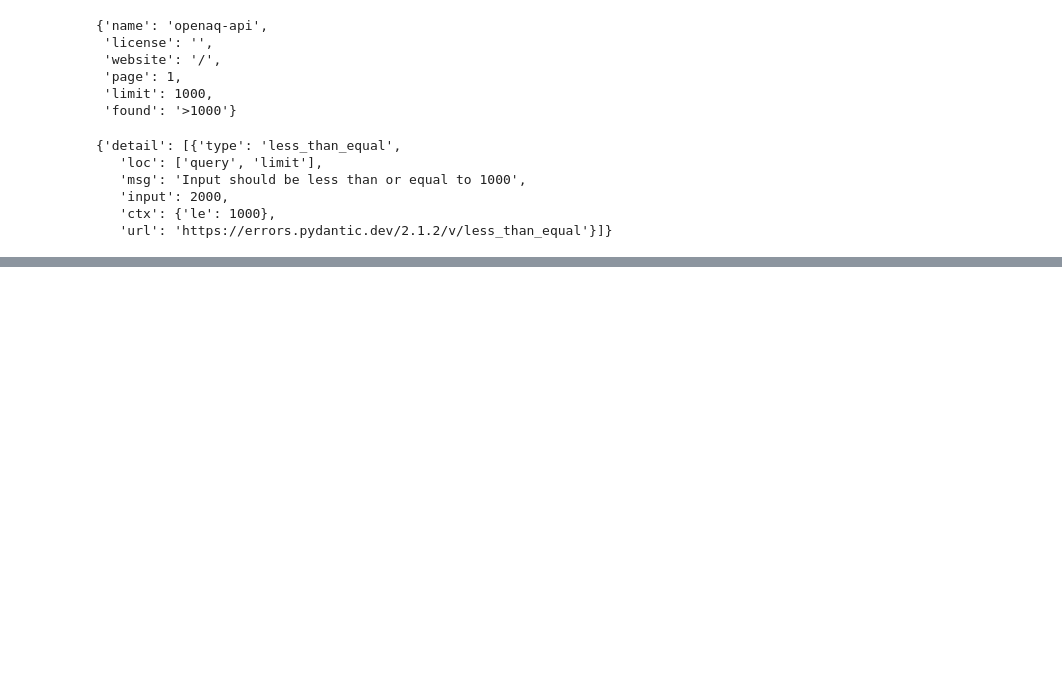
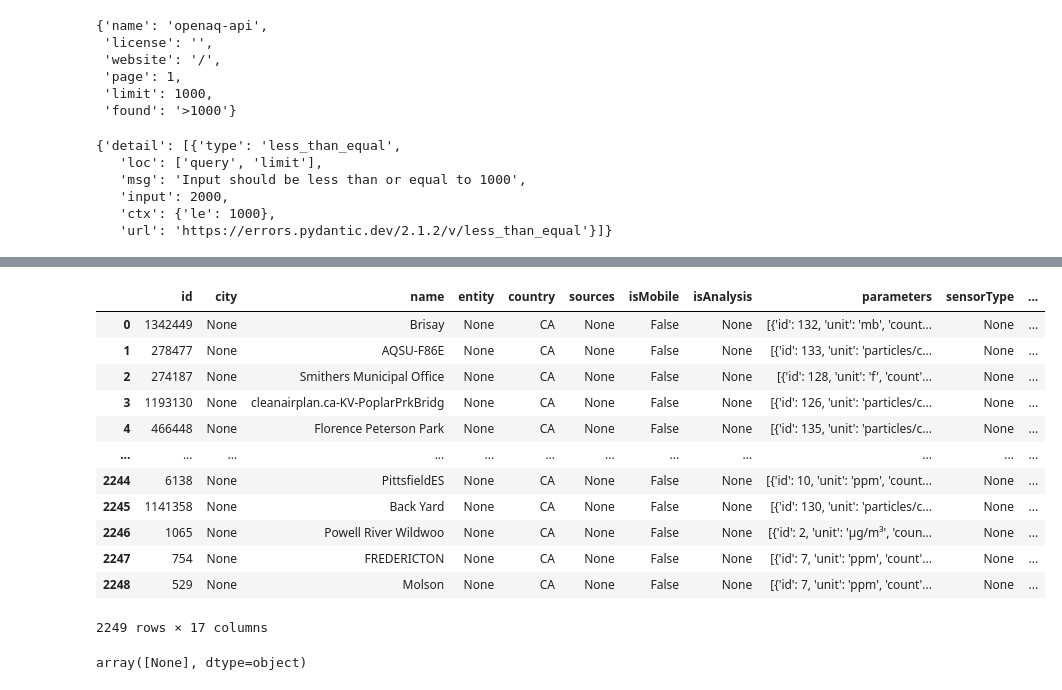
Before and after one commit to mccabete/get_smoke_ca, a Jupyter notebook: OpenAQ_API.ipynb, the cells around one changed output, grey strips where cells are left out. Drawn from its saved outputs; the diff is of its cells as text; code cells hidden in the pictures; blank space fills up the shorter version.

```diff
--- a/OpenAQ_API.ipynb
+++ b/OpenAQ_API.ipynb
@@ -62,2 +144,5 @@ len(locs)
+# %%
+locs = unpack(locs, "coordinates")
+locs = unpack(locs, "manufacturers")
 # %%
 def get_measument_per_location(locations_id, limit = 1000):
@@ -202,0 +399,22 @@ test
+# %%
+### Although it's not all the IDS yet, testing my merge methods with loc
+useful_columns = ["id", "lastUpdated" "firstUpdated", ]
+locs
+# %% [output]
+|  | id | city | name | entity | country | sources | isMobile | isAnalysis | parameters | sensorType | ... |
+| 0 | 1342449 | None | Brisay | None | CA | None | False | None | [{'id': 132, 'unit': 'mb', 'count... | None | ... |
+| 1 | 278477 | None | AQSU-F86E | None | CA | None | False | None | [{'id': 133, 'unit': 'particles/c... | None | ... |
+| 2 | 274187 | None | Smithers Municipal Office | None | CA | None | False | None | [{'id': 128, 'unit': 'f', 'count'... | None | ... |
+| 3 | 1193130 | None | cleanairplan.ca-KV-PoplarPrkBridg | None | CA | None | False | None | [{'id': 126, 'unit': 'particles/c... | None | ... |
+| 4 | 466448 | None | Florence Peterson Park | None | CA | None | False | None | [{'id': 135, 'unit': 'particles/c... | None | ... |
+| ... | ... | ... | ... | ... | ... | ... | ... | ... | ... | ... | ... |
+| 2244 | 6138 | None | PittsfieldES | None | CA | None | False | None | [{'id': 10, 'unit': 'ppm', 'count... | None | ... |
+| 2245 | 1141358 | None | Back Yard | None | CA | None | False | None | [{'id': 130, 'unit': 'particles/c... | None | ... |
+| 2246 | 1065 | None | Powell River Wildwoo | None | CA | None | False | None | [{'id': 2, 'unit': 'µg/m³', 'coun... | None | ... |
+| 2247 | 754 | None | FREDERICTON | None | CA | None | False | None | [{'id': 7, 'unit': 'ppm', 'count'... | None | ... |
+| 2248 | 529 | None | Molson | None | CA | None | False | None | [{'id': 7, 'unit': 'ppm', 'count'... | None | ... |
+2249 rows × 17 columns
+# %%
+locs.sensorType.unique()
+# %% [output]
+array([None], dtype=object)
```
Also changed, not shown: parts of 23 cells of this notebook.
